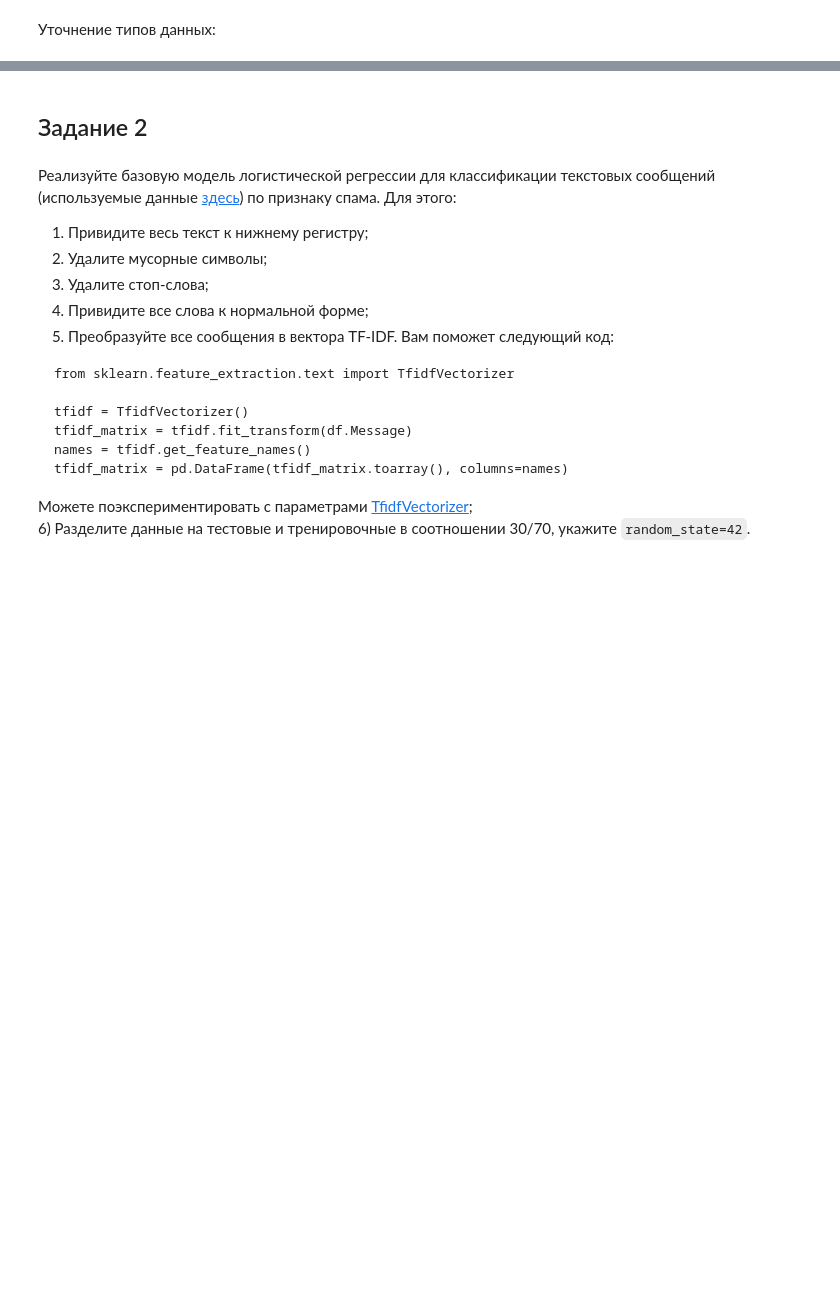
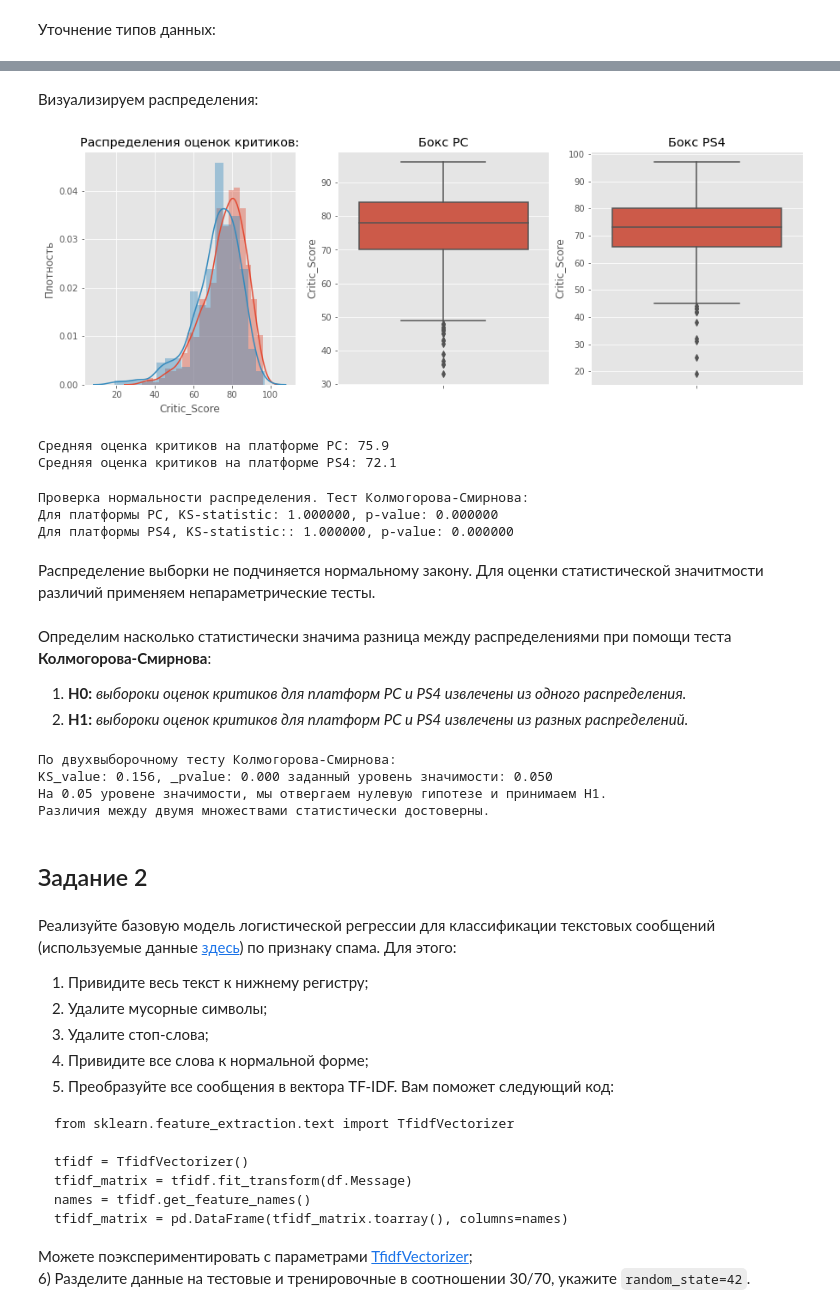
Before and after one commit to SergeyChernyaev/Python-Homeworks, a Jupyter notebook: STPY-39/Homeworks/08_Homework (case study)/08Homework_black.ipynb, the cells around one changed output, grey strips where cells are left out. Saved outputs shown, nothing was run; the diff lists cells and outputs as text; code cells hidden in the pictures; blank space fills up the shorter version.

```diff
--- a/STPY-39/Homeworks/08_Homework (case study)/08Homework_black.ipynb
+++ b/STPY-39/Homeworks/08_Homework (case study)/08Homework_black.ipynb
@@ -83,0 +164,5 @@ df_games['User_Score'] = df_games['User_Score'] * 10
+# %%
+# Выделим датасеты игр на PC или PS4:
+print(df_games.Platform.unique())
+df_PC = df_games[df_games['Platform'] == 'PC']
+df_PS4= df_games[df_games['Platform'] == 'PS4']
@@ -84,30 +200,61 @@ df_games['User_Score'] = df_games['User_Score'] * 10
+# %% [markdown]
+Визуализируем распределения:
+# %%
+plt.figure(figsize=(15, 5))
+plt.subplot(1,3,1).set(title='Распределения оценок критиков:')
+plt.ylabel('Плотность')
+sns.distplot(df_PC['Critic_Score'])
+sns.distplot(df_PS4['Critic_Score'])
+
+plt.subplot(1,3,2).set(title='Бокс PC')
+sns.boxplot(y=df_PC['Critic_Score'])
+plt.subplot(1,3,3).set(title='Бокс PS4')
+sns.boxplot(y=df_PS4['Critic_Score'])
+plt.show()
+# %% [output]
+[figure, added]
+# %%
+print(f'Средняя оценка критиков на платформе PC: {df_PC["Critic_Score"].mean():.1f}')
+print(f'Средняя оценка критиков на платформе PS4: {df_PS4["Critic_Score"].mean():.1f}')
+# %% [output]
+Средняя оценка критиков на платформе PC: 75.9
+Средняя оценка критиков на платформе PS4: 72.1
+# %%
+significance = 0.05
+print('Проверка нормальности распределения. Тест Колмогорова-Смирнова:')
+# tats.kstest(x, "norm", alternative='less')
+print("Для платформы PC, KS-statistic: %f, p-value: %f" % stats.kstest(df_PC["Critic_Score"], 'norm'))
+print("Для платформы PS4, KS-statistic:: %f, p-value: %f" % stats.kstest(df_PS4["Critic_Score"], 'norm'))
+# %% [output]
+Проверка нормальности распределения. Тест Колмогорова-Смирнова:
+Для платформы PC, KS-statistic: 1.000000, p-value: 0.000000
+Для платформы PS4, KS-statistic:: 1.000000, p-value: 0.000000
+# %% [markdown]
+Распределение выборки не подчиняется нормальному закону. Для оценки статистической значитмости различий применяем непараметрические тесты.
+# %% [markdown]
+Определим насколько статистически значима разница между распределениями при помощи теста **Колмогорова-Смирнова**:
+1. **H0:**  *выбороки оценок критиков для платформ PC и PS4 извлечены из одного распределения.*
+2. **H1:**  *выбороки оценок критиков для платформ PC и PS4 извлечены из разных распределений.*
 # %%
 significance = 0.05
 
-tvalueSt, pvalueSt = stats.ttest_ind(grass_pok ['Attack'],rock_pok['Attack'])
-print ('По двухвыборочному t-тесту Стьюдента:')
-print(f't_value: {tvalueSt:.3f}, _pvalue: {pvalueSt:.3f} заданный уровень значимости: {significance:.3f}')
+KSvalue, pvalue = stats.ks_2samp(df_PC['Critic_Score'], df_PS4['Critic_Score'])
+print ('По двухвыборочному тесту Колмогорова-Смирнова:')
+print(f'KS_value: {KSvalue:.3f}, _pvalue: {pvalue:.3f} заданный уровень значимости: {significance:.3f}')
 
 
-if pvalueSt <= significance:
+if pvalue <= significance:
     print(f'На {significance:.2f} уровене значимости, мы отвергаем нулевую гипотезе и принимаем H1.')
-    print('Различия между двумя множествами статистически достоверны.')
+    print('Выбороки оценок критиков для платформ PC и PS4 извлечены из разных распределений.')
 else:
     print(f'На {significance:.2f} уровене значимости, мы не можем отвергнуть нулевую гипотезу.')
-    print('Различия между двумя множествами статистически недостоверны.')
+    print('Выбороки оценок критиков для платформ PC и PS4 извлечены из одного распределения.')
 print('')
-
-
-
-plt.figure(figsize=(15, 5))
-plt.subplot(1,2,1).set(title='Распределения:')
-plt.ylabel('Плотность')
-sns.distplot(grass_pok['Attack'])
-sns.distplot(rock_pok['Attack'])
-
-plt.subplot(1,2,2).set(title='Бокс-плоты:')
-plt.boxplot([grass_pok['Attack'], rock_pok['Attack']], labels=['Grass','Rock'])
-plt.show()
+# %% [output]
+По двухвыборочному тесту Колмогорова-Смирнова:
+KS_value: 0.156, _pvalue: 0.000 заданный уровень значимости: 0.050
+На 0.05 уровене значимости, мы отвергаем нулевую гипотезе и принимаем H1.
+Различия между двумя множествами статистически достоверны.
 # %% [markdown]
 ## Задание 2
 # %% [markdown]
```
Also changed, not shown: parts of 17 cells of this notebook.
